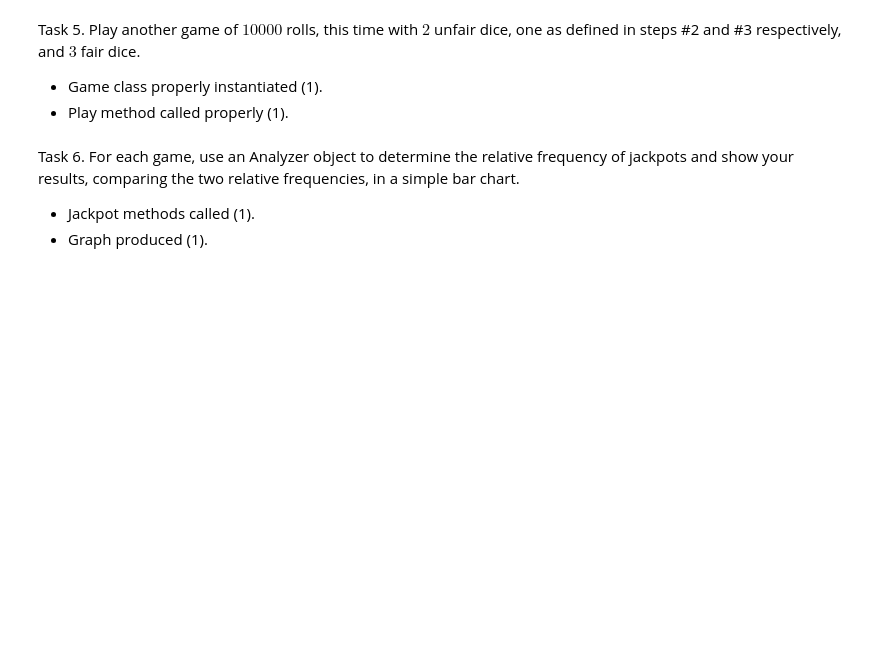
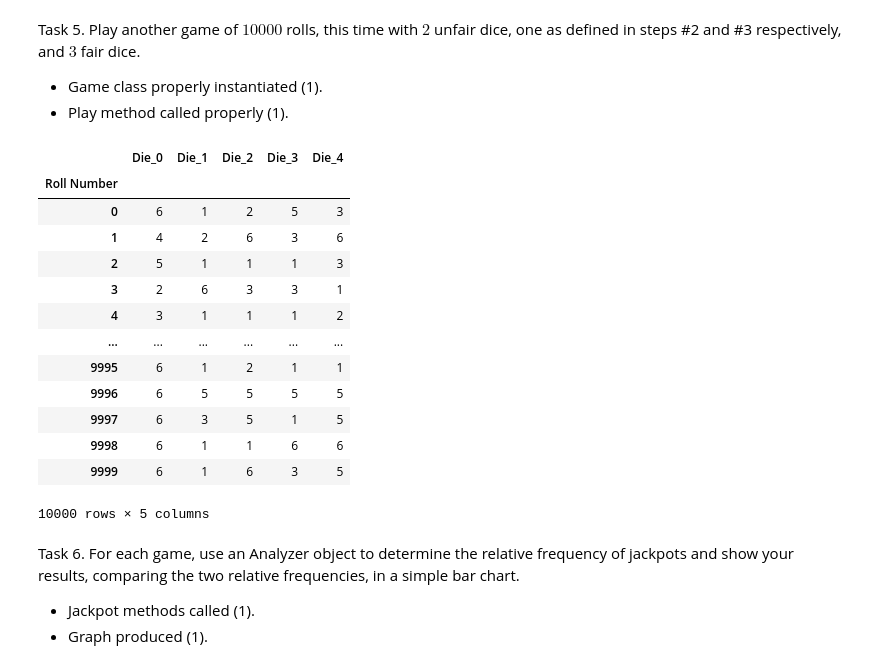
Before and after one commit to courtneyhodge/ds5100-finalproject-yss2zv, a Jupyter notebook: final_project_files/DS51200_FinalProjectTemplate.ipynb, the cells around one changed output. Cells and saved outputs as stored; diff of their text form; code cells hidden in the pictures; blank space fills up the shorter version.

```diff
--- a/final_project_files/DS51200_FinalProjectTemplate.ipynb
+++ b/final_project_files/DS51200_FinalProjectTemplate.ipynb
@@ -1031,3 +1038,6 @@ Task 1. Create three dice, each with six sides having the faces 1 through 6.
 Task 2. Convert one of the dice to an unfair one by weighting the face $6$ five times more than the other weights (i.e. it has weight of 5 and the others a weight of 1 each).
 
 - Unfair die created with proper call to weight change method (1).
+# %%
+A_die.update_weight(6, 5.0)
+A_die.die_current_state()
@@ -1035,3 +1053,6 @@ Task 2. Convert one of the dice to an unfair one by weighting the face $6$ five
 Task 3. Convert another of the dice to be unfair by weighting the face $1$ five times more than the others.
 
 - Unfair die created with proper call to weight change method (1).
+# %%
+B_die.update_weight(1, 5.0)
+B_die.die_current_state()
@@ -1045,6 +1093,25 @@ Task 5. Play another game of $10000$ rolls, this time with $2$ unfair dice, one
 
 - Game class properly instantiated (1).
 - Play method called properly (1).
+# %%
+A_B_C_game = Game([A_die, B_die, C_die, C_die, C_die])
+A_B_C_game.play(10000)
+A_B_C_game.show_results()
+# %% [output]
+|  | Die_0 | Die_1 | Die_2 | Die_3 | Die_4 |
+| Roll Number |  |  |  |  |  |
+| 0 | 6 | 1 | 2 | 5 | 3 |
+| 1 | 4 | 2 | 6 | 3 | 6 |
+| 2 | 5 | 1 | 1 | 1 | 3 |
+| 3 | 2 | 6 | 3 | 3 | 1 |
+| 4 | 3 | 1 | 1 | 1 | 2 |
+| ... | ... | ... | ... | ... | ... |
+| 9995 | 6 | 1 | 2 | 1 | 1 |
+| 9996 | 6 | 5 | 5 | 5 | 5 |
+| 9997 | 6 | 3 | 5 | 1 | 5 |
+| 9998 | 6 | 1 | 1 | 6 | 6 |
+| 9999 | 6 | 1 | 6 | 3 | 5 |
+10000 rows × 5 columns
 # %% [markdown]
 Task 6. For each game, use an Analyzer object to determine the relative frequency of jackpots and show your results, comparing the two relative frequencies, in a simple bar chart.
 
```
Also changed, not shown: parts of 17 cells of this notebook, 2 other files.
